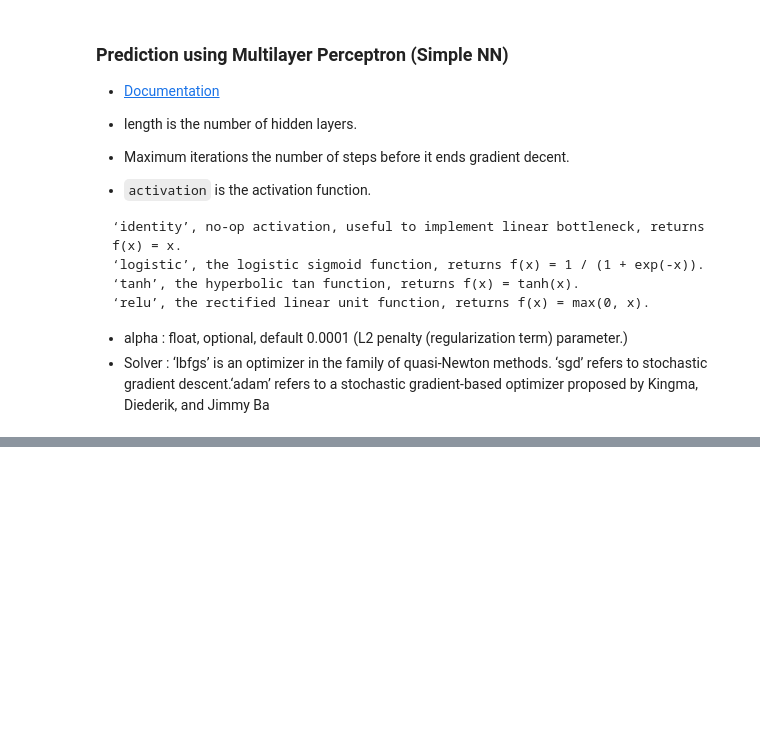
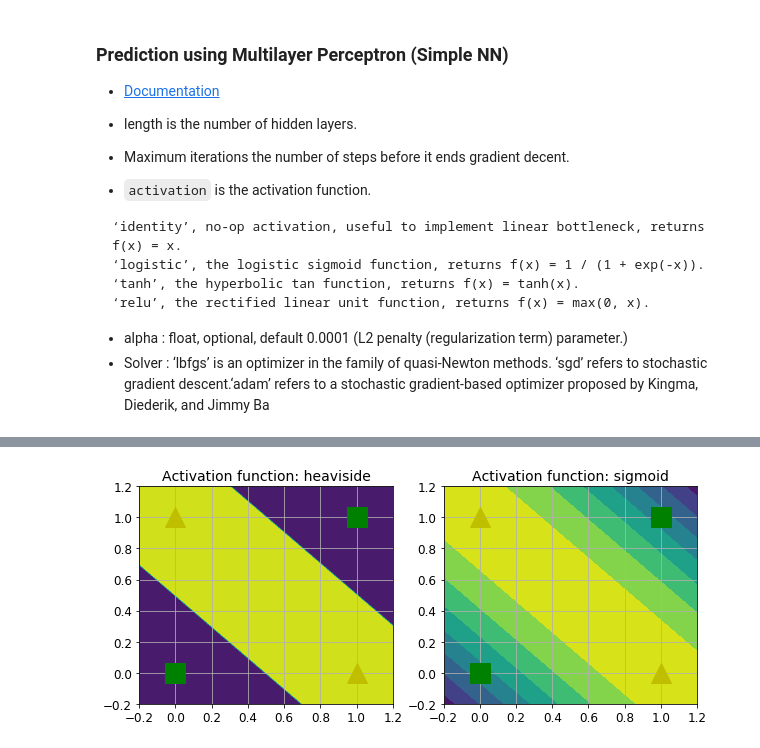
Before and after one commit to bdieu178/techfundamentals-fall2017-materials, a Jupyter notebook: classes/13-deep-learning/01-scikitlearn-mlp.ipynb, the cells around one changed output, grey strips where cells are left out. Cells and saved outputs as stored; diff of their text form; code cells hidden in the pictures; blank space fills up the shorter version.

```diff
--- a/classes/13-deep-learning/01-scikitlearn-mlp.ipynb
+++ b/classes/13-deep-learning/01-scikitlearn-mlp.ipynb
@@ -105,0 +194,25 @@ Classifier score:  0.933333333333
+# %%
+x1s = np.linspace(-0.2, 1.2, 100)
+x2s = np.linspace(-0.2, 1.2, 100)
+x1, x2 = np.meshgrid(x1s, x2s)
+
+z1 = mlp_xor(x1, x2, activation=heaviside)
+z2 = mlp_xor(x1, x2, activation=sigmoid)
+
+plt.figure(figsize=(10,4))
+
+plt.subplot(121)
+plt.contourf(x1, x2, z1)
+plt.plot([0, 1], [0, 1], "gs", markersize=20)
+plt.plot([0, 1], [1, 0], "y^", markersize=20)
+plt.title("Activation function: heaviside", fontsize=14)
+plt.grid(True)
+
+plt.subplot(122)
+plt.contourf(x1, x2, z2)
+plt.plot([0, 1], [0, 1], "gs", markersize=20)
+plt.plot([0, 1], [1, 0], "y^", markersize=20)
+plt.title("Activation function: sigmoid", fontsize=14)
+plt.grid(True)
+# %% [output]
+[figure, added]
```
Also changed, not shown: parts of 7 cells of this notebook, 3 other files.
